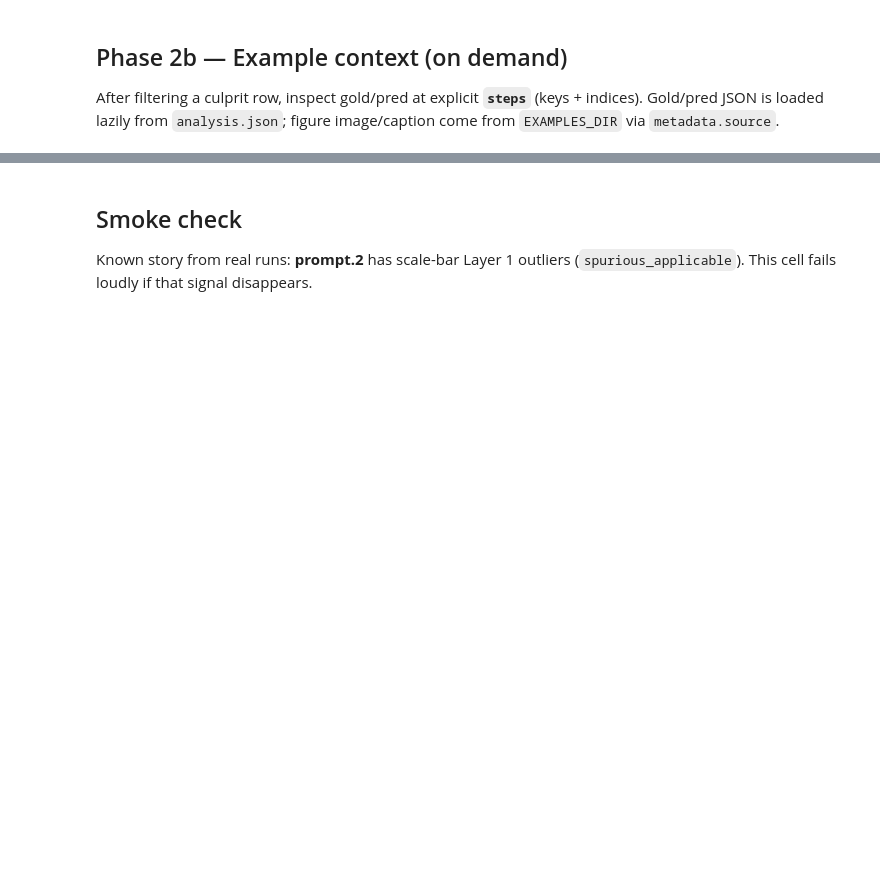
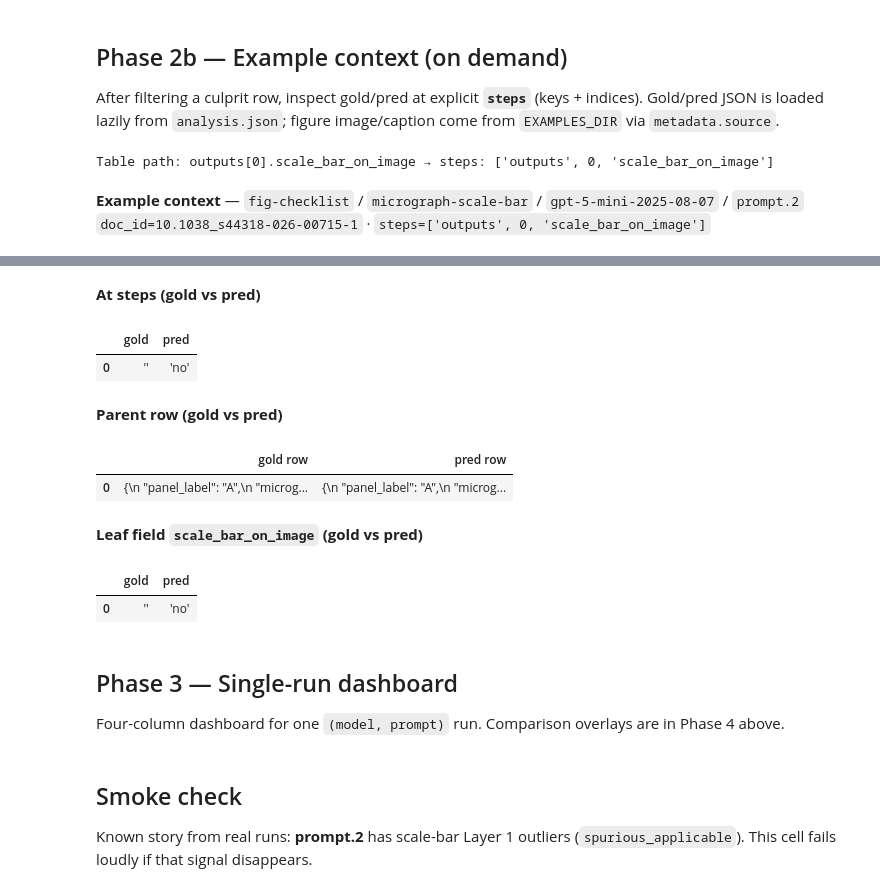
Before and after one commit to source-data/soda-mmQC, a Jupyter notebook: notebooks/reporting.ipynb, the cells around one changed output, grey strips where cells are left out. Cells and saved outputs as stored; diff of their text form; code cells hidden in the pictures; blank space fills up the shorter version.

Commit message:
fixed dashboard

```diff
--- a/notebooks/reporting.ipynb
+++ b/notebooks/reporting.ipynb
@@ -235,8 +235,15 @@ After filtering a culprit row, inspect gold/pred at explicit **`steps`** (keys +
 # %%
 culprits = instance_culprits_table(summary_p2)
 row = culprits.loc[culprits["field"] == "scale_bar_on_image"].iloc[0]
-steps = path_string_to_steps(row["path"])
-print("Table path:", row["path"], "→ steps:", list(steps))
+print("Object path:", row["path"], "leaf:", row["leaf_property"])
 
-ctx = inspect_instance(summary_p2, doc_id=row["doc_id"], steps=steps)
-show_instance_context(ctx)
+show_instance_context(
+    summary_p2,
+    doc_id=row["doc_id"],
+    object_path=row["path"],
+    leaf=row["leaf_property"],
+)
+# %% [output]
+Table path: outputs[0].scale_bar_on_image → steps: ['outputs', 0, 'scale_bar_on_image']
+**Example context** — `fig-checklist` / `micrograph-scale-bar` / `gpt-5-mini-2025-08-07` / `prompt.2`
+`doc_id=10.1038_s44318-026-00715-1` · `steps=['outputs', 0, 'scale_bar_on_image']`
@@ -242,0 +253,13 @@ show_instance_context(ctx)
+**At steps (gold vs pred)**
+|  | gold | pred |
+| 0 | '' | 'no' |
+**Parent row (gold vs pred)**
+|  | gold row | pred row |
+| 0 | {\n "panel_label": "A",\n "microg... | {\n "panel_label": "A",\n "microg... |
+**Leaf field `scale_bar_on_image` (gold vs pred)**
+|  | gold | pred |
+| 0 | '' | 'no' |
+# %% [markdown]
+## Phase 3 — Single-run dashboard
+
+Four-column dashboard for one `(model, prompt)` run. Comparison overlays are in Phase 4 above.
```
Also changed, not shown: parts of 10 cells of this notebook, 4 other files.
